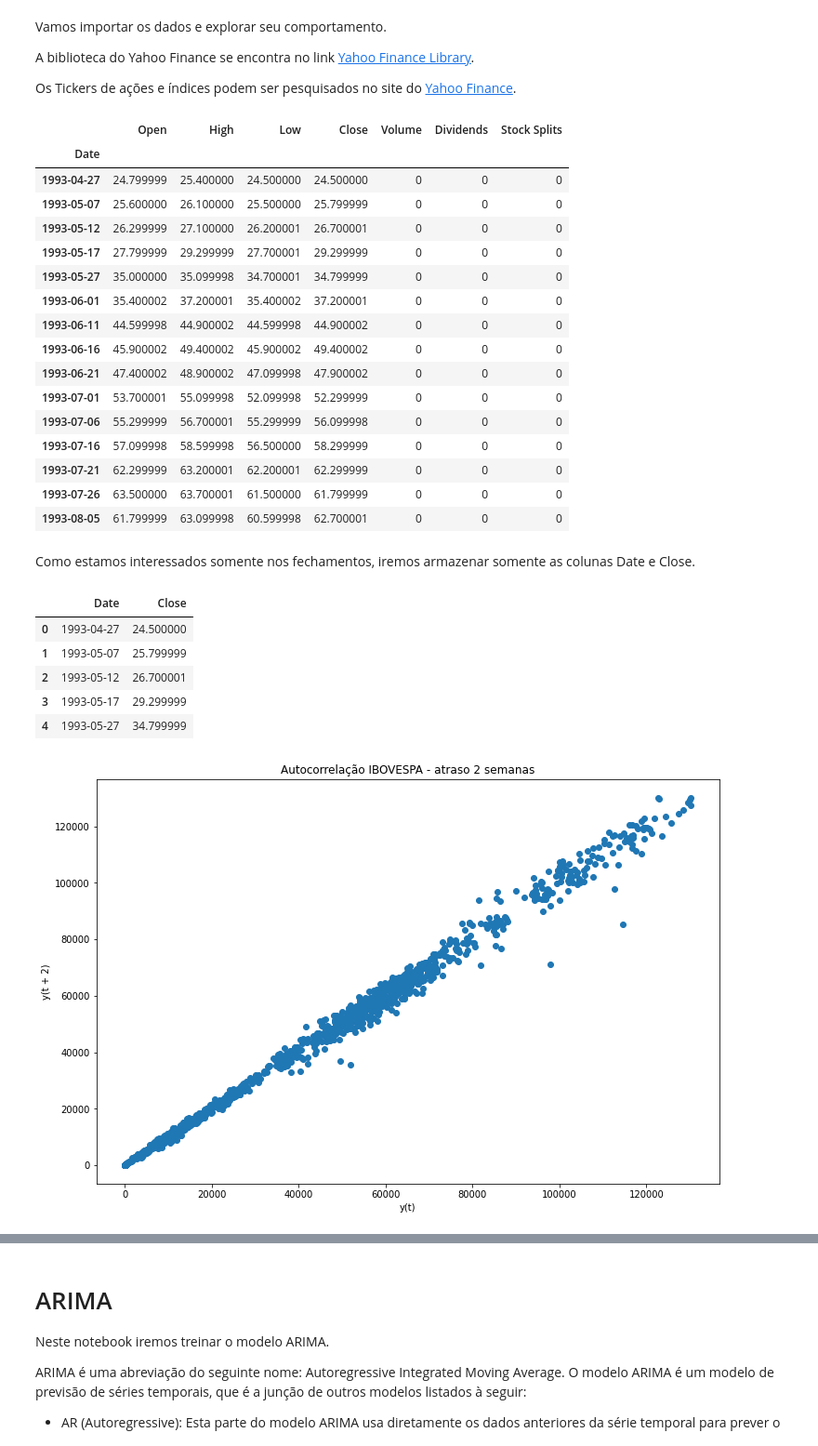
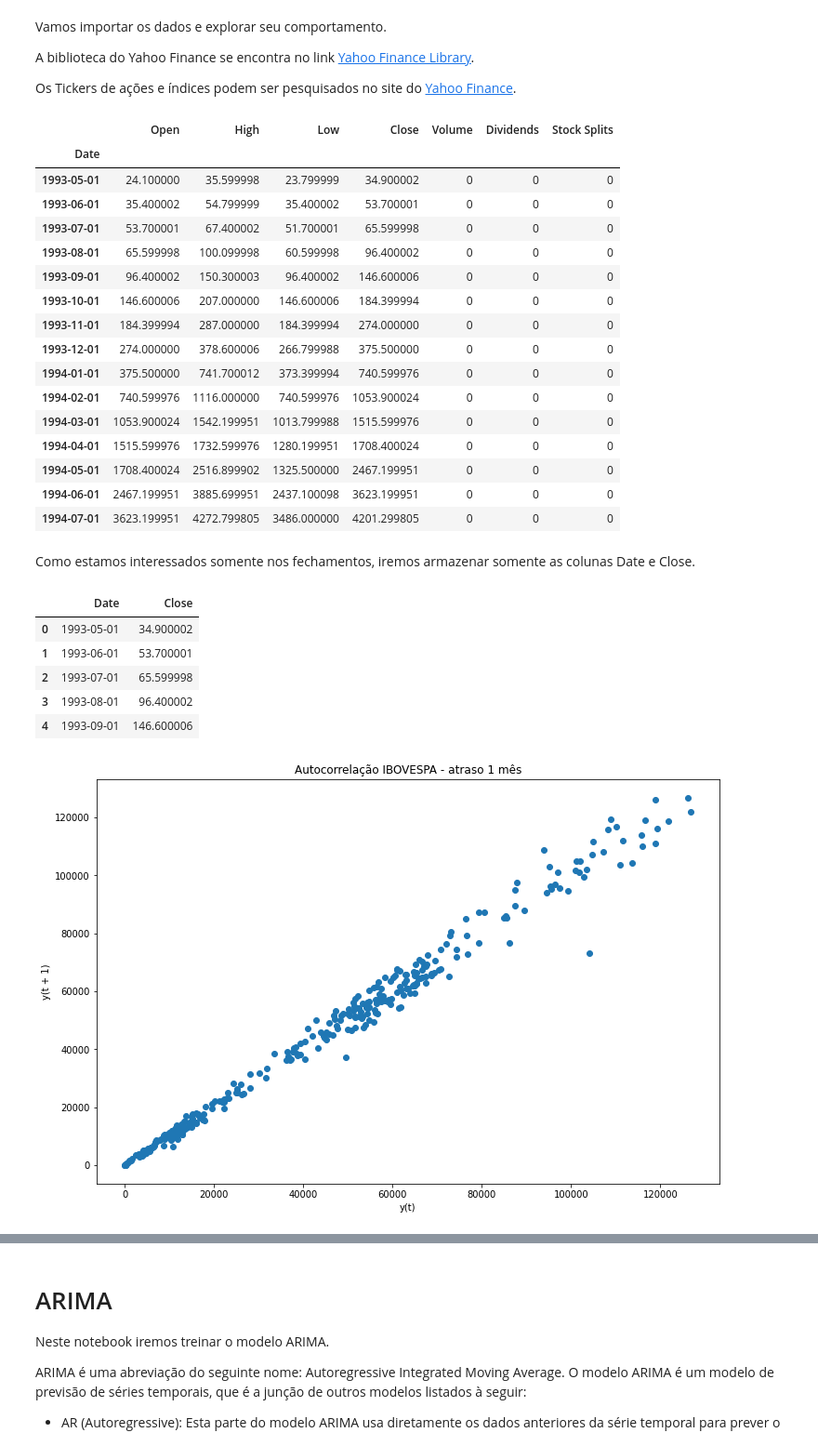
Before and after one commit to Gabriel-Stella/Forecasting, a Jupyter notebook: ARIMA/Stocks_prevision_ARIMA.ipynb, the cells around one changed output, grey strips where cells are left out. Shown at 93% size. Cells and saved outputs as stored; diff of their text form; code cells hidden in the pictures.

```diff
--- a/ARIMA/Stocks_prevision_ARIMA.ipynb
+++ b/ARIMA/Stocks_prevision_ARIMA.ipynb
@@ -40,8 +40,8 @@ ticker = '^BVSP'
 tickerData = yf.Ticker(ticker=ticker)
 
 
-# Frequência de atualização dos dados de uma semana
-interval = '5d'
+# Frequência de atualização dos dados de um mês
+interval = '1mo'
 
 # Data de início da requisição de cotações
 start = '1993-04-27' # Data da primeira cotação no Yahoo
@@ -54,21 +54,21 @@ tickerDf.head(15)
 # %% [output]
 |  | Open | High | Low | Close | Volume | Dividends | Stock Splits |
 | Date |  |  |  |  |  |  |  |
-| 1993-04-27 | 24.799999 | 25.400000 | 24.500000 | 24.500000 | 0 | 0 | 0 |
-| 1993-05-07 | 25.600000 | 26.100000 | 25.500000 | 25.799999 | 0 | 0 | 0 |
-| 1993-05-12 | 26.299999 | 27.100000 | 26.200001 | 26.700001 | 0 | 0 | 0 |
-| 1993-05-17 | 27.799999 | 29.299999 | 27.700001 | 29.299999 | 0 | 0 | 0 |
-| 1993-05-27 | 35.000000 | 35.099998 | 34.700001 | 34.799999 | 0 | 0 | 0 |
-| 1993-06-01 | 35.400002 | 37.200001 | 35.400002 | 37.200001 | 0 | 0 | 0 |
-| 1993-06-11 | 44.599998 | 44.900002 | 44.599998 | 44.900002 | 0 | 0 | 0 |
-| 1993-06-16 | 45.900002 | 49.400002 | 45.900002 | 49.400002 | 0 | 0 | 0 |
-| 1993-06-21 | 47.400002 | 48.900002 | 47.099998 | 47.900002 | 0 | 0 | 0 |
-| 1993-07-01 | 53.700001 | 55.099998 | 52.099998 | 52.299999 | 0 | 0 | 0 |
-| 1993-07-06 | 55.299999 | 56.700001 | 55.299999 | 56.099998 | 0 | 0 | 0 |
-| 1993-07-16 | 57.099998 | 58.599998 | 56.500000 | 58.299999 | 0 | 0 | 0 |
-| 1993-07-21 | 62.299999 | 63.200001 | 62.200001 | 62.299999 | 0 | 0 | 0 |
-| 1993-07-26 | 63.500000 | 63.700001 | 61.500000 | 61.799999 | 0 | 0 | 0 |
-| 1993-08-05 | 61.799999 | 63.099998 | 60.599998 | 62.700001 | 0 | 0 | 0 |
+| 1993-05-01 | 24.100000 | 35.599998 | 23.799999 | 34.900002 | 0 | 0 | 0 |
+| 1993-06-01 | 35.400002 | 54.799999 | 35.400002 | 53.700001 | 0 | 0 | 0 |
+| 1993-07-01 | 53.700001 | 67.400002 | 51.700001 | 65.599998 | 0 | 0 | 0 |
+| 1993-08-01 | 65.599998 | 100.099998 | 60.599998 | 96.400002 | 0 | 0 | 0 |
+| 1993-09-01 | 96.400002 | 150.300003 | 96.400002 | 146.600006 | 0 | 0 | 0 |
+| 1993-10-01 | 146.600006 | 207.000000 | 146.600006 | 184.399994 | 0 | 0 | 0 |
+| 1993-11-01 | 184.399994 | 287.000000 | 184.399994 | 274.000000 | 0 | 0 | 0 |
+| 1993-12-01 | 274.000000 | 378.600006 | 266.799988 | 375.500000 | 0 | 0 | 0 |
+| 1994-01-01 | 375.500000 | 741.700012 | 373.399994 | 740.599976 | 0 | 0 | 0 |
+| 1994-02-01 | 740.599976 | 1116.000000 | 740.599976 | 1053.900024 | 0 | 0 | 0 |
+| 1994-03-01 | 1053.900024 | 1542.199951 | 1013.799988 | 1515.599976 | 0 | 0 | 0 |
+| 1994-04-01 | 1515.599976 | 1732.599976 | 1280.199951 | 1708.400024 | 0 | 0 | 0 |
+| 1994-05-01 | 1708.400024 | 2516.899902 | 1325.500000 | 2467.199951 | 0 | 0 | 0 |
+| 1994-06-01 | 2467.199951 | 3885.699951 | 2437.100098 | 3623.199951 | 0 | 0 | 0 |
+| 1994-07-01 | 3623.199951 | 4272.799805 | 3486.000000 | 4201.299805 | 0 | 0 | 0 |
 # %% [markdown]
 Como estamos interessados somente nos fechamentos, iremos armazenar somente as colunas Date e Close.
 # %%
@@ -76,19 +76,19 @@ closeDf = tickerDf.reset_index()[['Date','Close']].copy()
 closeDf.head()
 # %% [output]
 |  | Date | Close |
-| 0 | 1993-04-27 | 24.500000 |
-| 1 | 1993-05-07 | 25.799999 |
-| 2 | 1993-05-12 | 26.700001 |
-| 3 | 1993-05-17 | 29.299999 |
-| 4 | 1993-05-27 | 34.799999 |
+| 0 | 1993-05-01 | 34.900002 |
+| 1 | 1993-06-01 | 53.700001 |
+| 2 | 1993-07-01 | 65.599998 |
+| 3 | 1993-08-01 | 96.400002 |
+| 4 | 1993-09-01 | 146.600006 |
 # %%
-# Verificando o espalhamento das cotações após uma semana
+# Verificando o espalhamento das cotações após um mês
 fig = plt.figure(figsize=(12,8))
-pd.plotting.lag_plot(closeDf['Close'],lag=2)
-plt.title('Autocorrelação IBOVESPA - atraso 2 semanas')
+pd.plotting.lag_plot(closeDf['Close'],lag=1)
+plt.title('Autocorrelação IBOVESPA - atraso 1 mês')
 plt.show()
 # %% [output]
-[figure, old version]
+[figure, new version]
 # %%
 # Verificando o comportamento da série temporal
 fig = plt.figure(figsize=(12,8))
```
Also changed, not shown: parts of 18 cells of this notebook, 3 other files.
